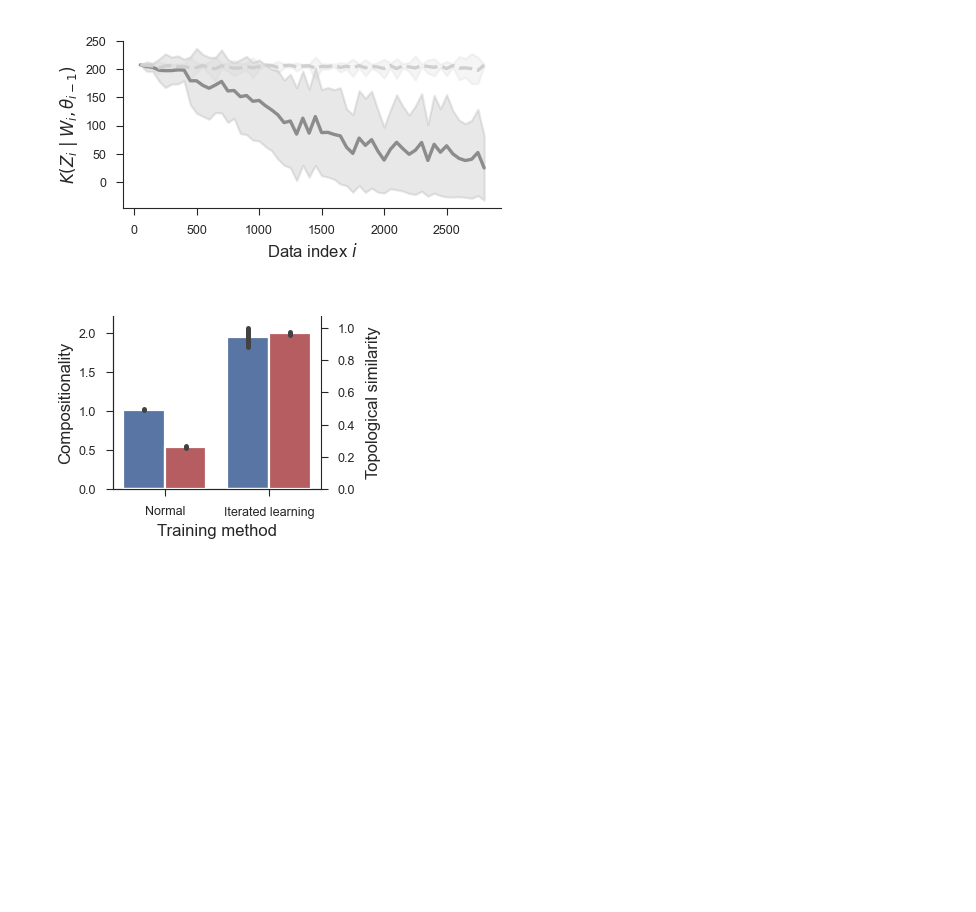
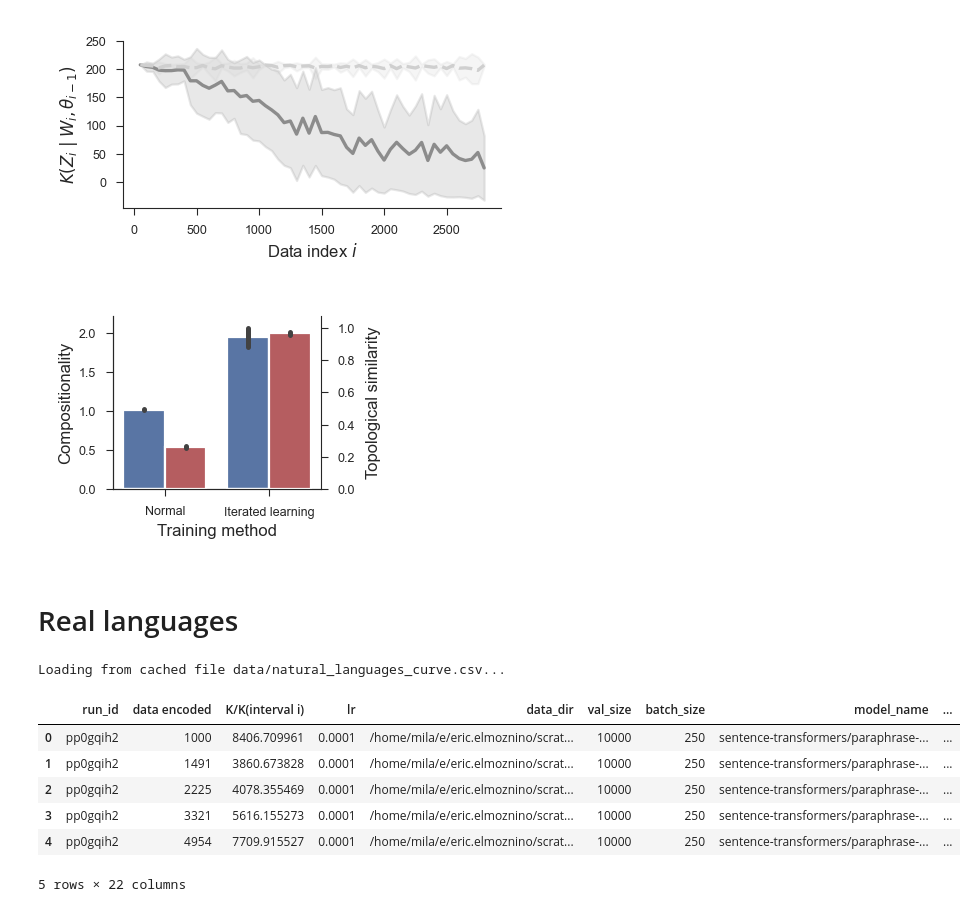
Before and after one commit to EricElmoznino/complexity_compositionality, a Jupyter notebook: papers/idea_preprint/notebook.ipynb, the cells around one changed output. Saved outputs shown, nothing was run; the diff lists cells and outputs as text; code cells hidden in the pictures; blank space fills up the shorter version.

```diff
--- a/papers/idea_preprint/notebook.ipynb
+++ b/papers/idea_preprint/notebook.ipynb
@@ -74,6 +74,7 @@ def get_run_results(
     project: str,
     metrics: list[str],
     filters: dict[str, Any],
+    user: str | None = None,
     x_axis: str = "epoch",
     save_path: str = None,
 ) -> pd.DataFrame:
@@ -85,6 +86,7 @@ def get_run_results(
         dataset (str): The W&B project.
         metrics (list[str]): Logged metrics we want to keep.
         filters (dict[str, Any]): W&B API filters used to select only a subset of runs. See code below for examples.
+        user (str, optional): Optionally filter runs by user.
         x_axis (str): The x-axis to plot the metrics against.
         save_path (str, optional): Optionally save the resulting dataframe. Note that if the file already exists, we retrieve its data and return that rather than querying the API. Defaults to `None`.
 
@@ -99,6 +101,8 @@ def get_run_results(
 
     # Fetch all run data from the API
     runs = api.runs(f"{entity}/{project}", filters=filters)
+    if user is not None:
+        runs = [run for run in runs if run.user.username == user]
 
     # Collect all of the run histories into a dataframe
     data = []
@@ -708,3 +715,34 @@ fig.savefig("saved/emergent_languages_results.pdf")
 plt.show()
 # %% [output]
 [figure]
+# %% [markdown]
+# Real languages
+# %%
+data_curve = get_run_results(
+    entity="yoshua-bengio",
+    project="Complexity - Prequential Coding - Natural Languages",
+    metrics=["K/K(interval i)"],
+    filters={},
+    user="ericelmoznino",
+    x_axis="data encoded",
+    save_path="data/natural_languages_curve.csv",
+)
+# data_results = get_run_results(
+#     entity="yoshua-bengio",
+#     project="Complexity - Prequential Coding - Natural Languages",
+#     metrics=["K/K(Data)", "K/K(Data|f)", "K/K(f)"],
+#     filters={},
+#     user="ericelmoznino",
+#     save_path="data/natural_languages_results.csv",
+# )
+data_curve["language"] = data_curve["data_dir"].str.split("/").str[-2]
+data_curve.head()
+# %% [output]
+Loading from cached file data/natural_languages_curve.csv...
+|  | run_id | data encoded | K/K(interval i) | lr | data_dir | val_size | batch_size | model_name | ... |
+| 0 | pp0gqih2 | 1000 | 8406.709961 | 0.0001 | /home/mila/e/eric.elmoznino/scrat... | 10000 | 250 | sentence-transformers/paraphrase-... | ... |
+| 1 | pp0gqih2 | 1491 | 3860.673828 | 0.0001 | /home/mila/e/eric.elmoznino/scrat... | 10000 | 250 | sentence-transformers/paraphrase-... | ... |
+| 2 | pp0gqih2 | 2225 | 4078.355469 | 0.0001 | /home/mila/e/eric.elmoznino/scrat... | 10000 | 250 | sentence-transformers/paraphrase-... | ... |
+| 3 | pp0gqih2 | 3321 | 5616.155273 | 0.0001 | /home/mila/e/eric.elmoznino/scrat... | 10000 | 250 | sentence-transformers/paraphrase-... | ... |
+| 4 | pp0gqih2 | 4954 | 7709.915527 | 0.0001 | /home/mila/e/eric.elmoznino/scrat... | 10000 | 250 | sentence-transformers/paraphrase-... | ... |
+5 rows × 22 columns
```
Also changed, not shown: parts of 3 cells of this notebook, 4 other files.
